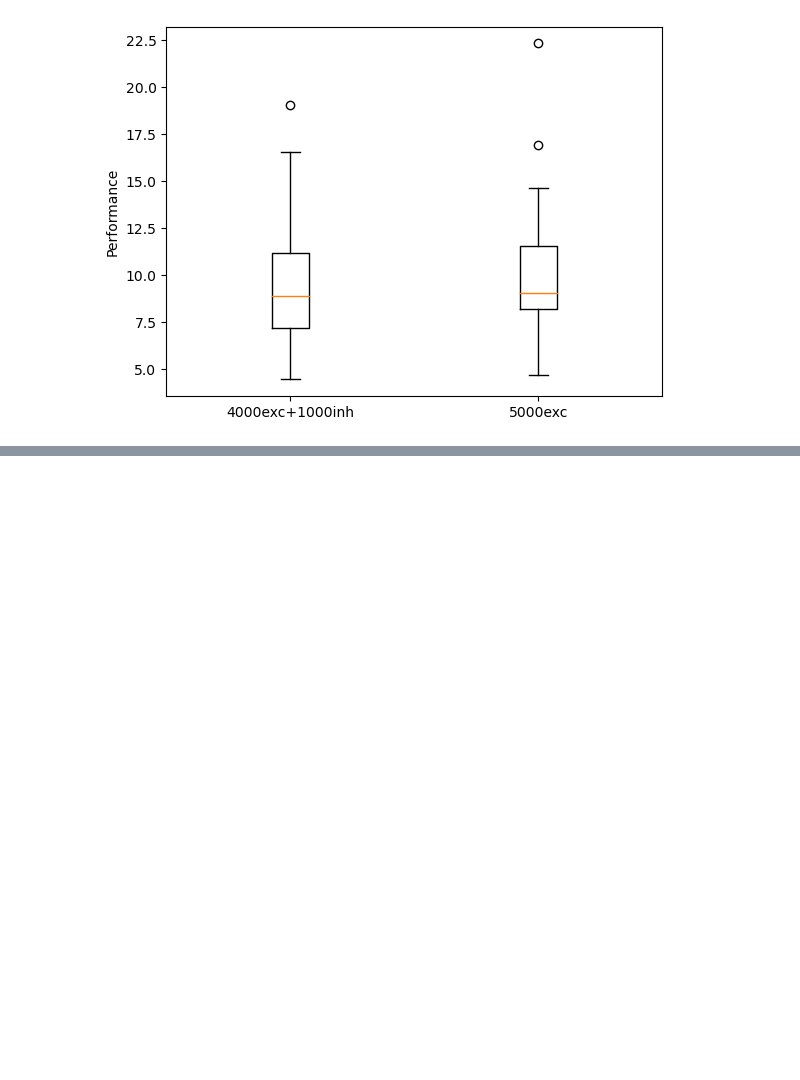
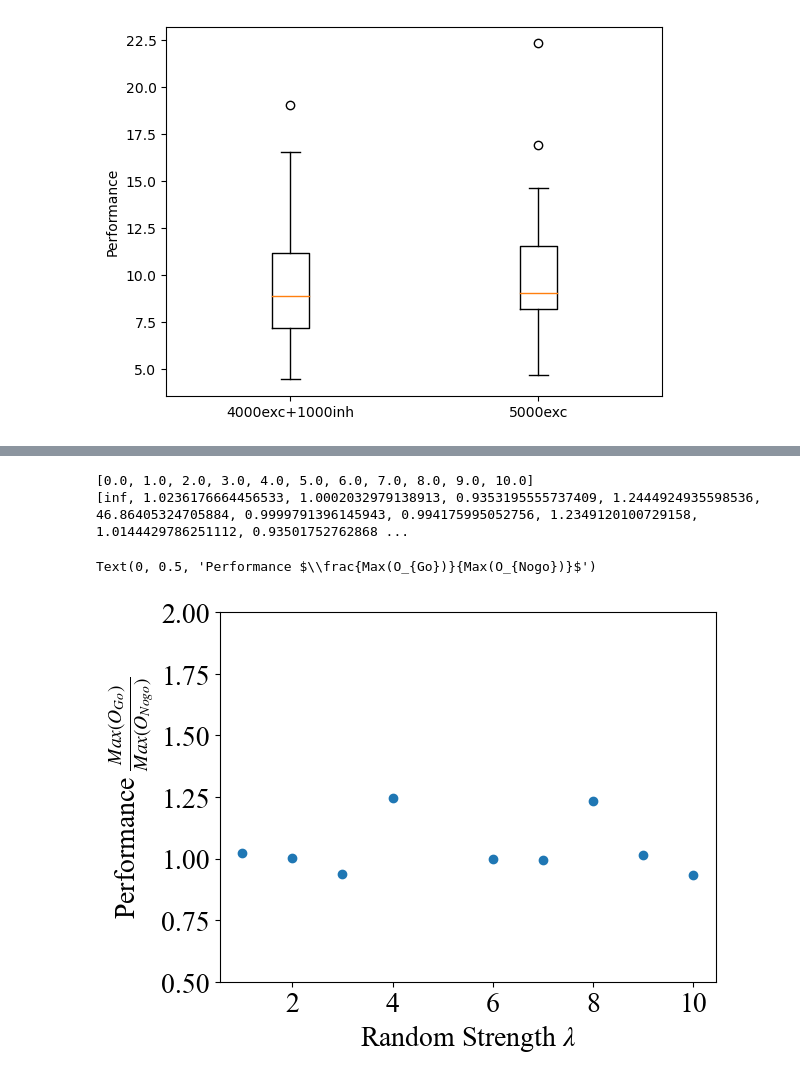
Before and after one commit to LiBinUtokyo/LowRank_ModifiedTheta_SNN, a Jupyter notebook: PYTHON/boxplot.ipynb, the cells around one changed output, grey strips where cells are left out. Drawn from its saved outputs; the diff is of its cells as text; code cells hidden in the pictures; blank space fills up the shorter version.

```diff
--- a/PYTHON/boxplot.ipynb
+++ b/PYTHON/boxplot.ipynb
@@ -85,0 +119,26 @@ for i in range(0,8,2):
+# %%
+# RS
+with open('prop_change_RS.csv', mode='r') as file:
+    # 创建一个CSV阅读器
+    reader = csv.reader(file)
+    count = 0
+    # 遍历CSV文件中的每一行
+    for row in reader:
+        if count == 0: rs = [float(i) for i in row]
+        else:
+            per_rs = [float(i) for i in row]
+        count += 1
+
+print(rs)
+print(per_rs)
+
+fig, ax = plt.subplots()
+ax.scatter(rs,per_rs)
+ax.set_ylim(0.5,2)
+ax.set_xlabel(r'Random Strength $\lambda$')
+ax.set_ylabel(r'Performance $\frac{Max(O_{Go})}{Max(O_{Nogo})}$')
+# %% [output]
+[0.0, 1.0, 2.0, 3.0, 4.0, 5.0, 6.0, 7.0, 8.0, 9.0, 10.0]
+[inf, 1.0236176664456533, 1.0002032979138913, 0.9353195555737409, 1.2444924935598536, 46.86405324705884, 0.9999791396145943, 0.994175995052756, 1.2349120100729158, 1.0144429786251112, 0.93501752762868 ...
+Text(0, 0.5, 'Performance $\\frac{Max(O_{Go})}{Max(O_{Nogo})}$')
+[figure, added]
```
Also changed, not shown: parts of 5 cells of this notebook, 1 other file.
